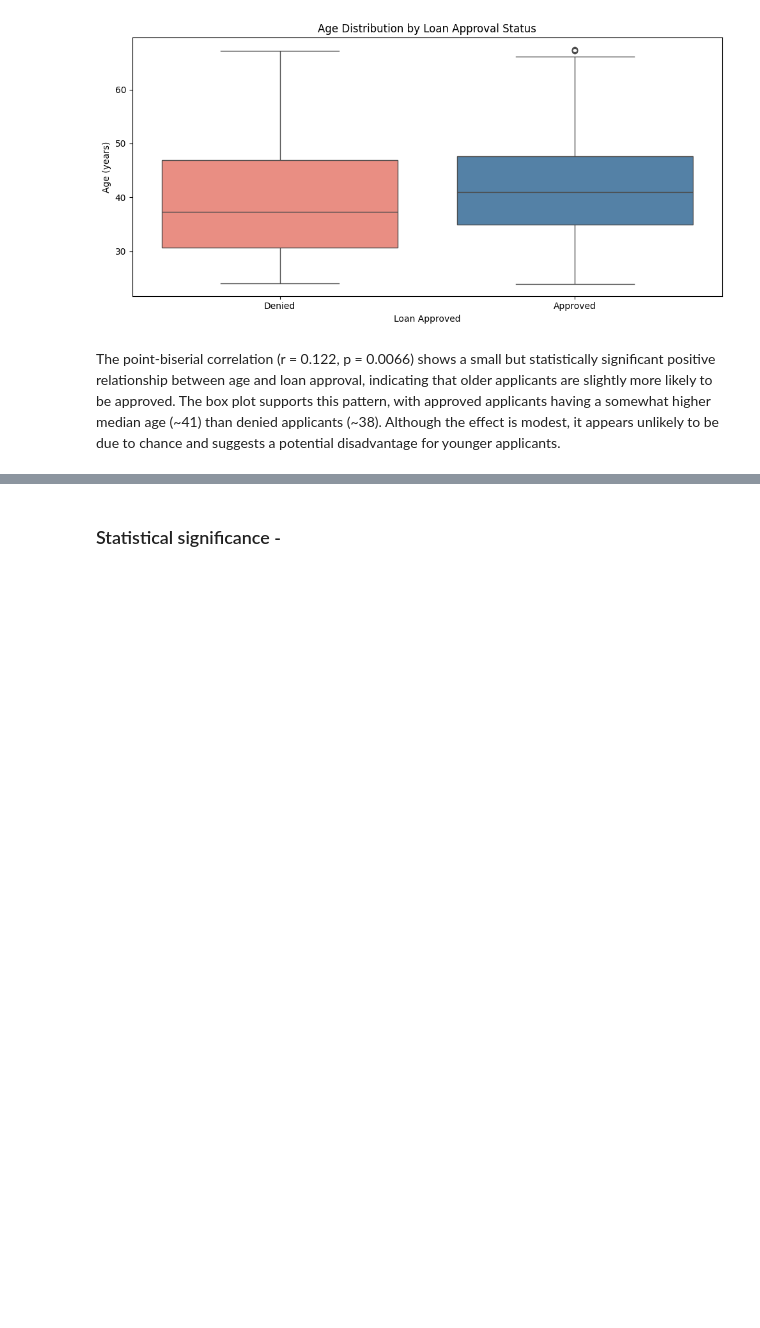
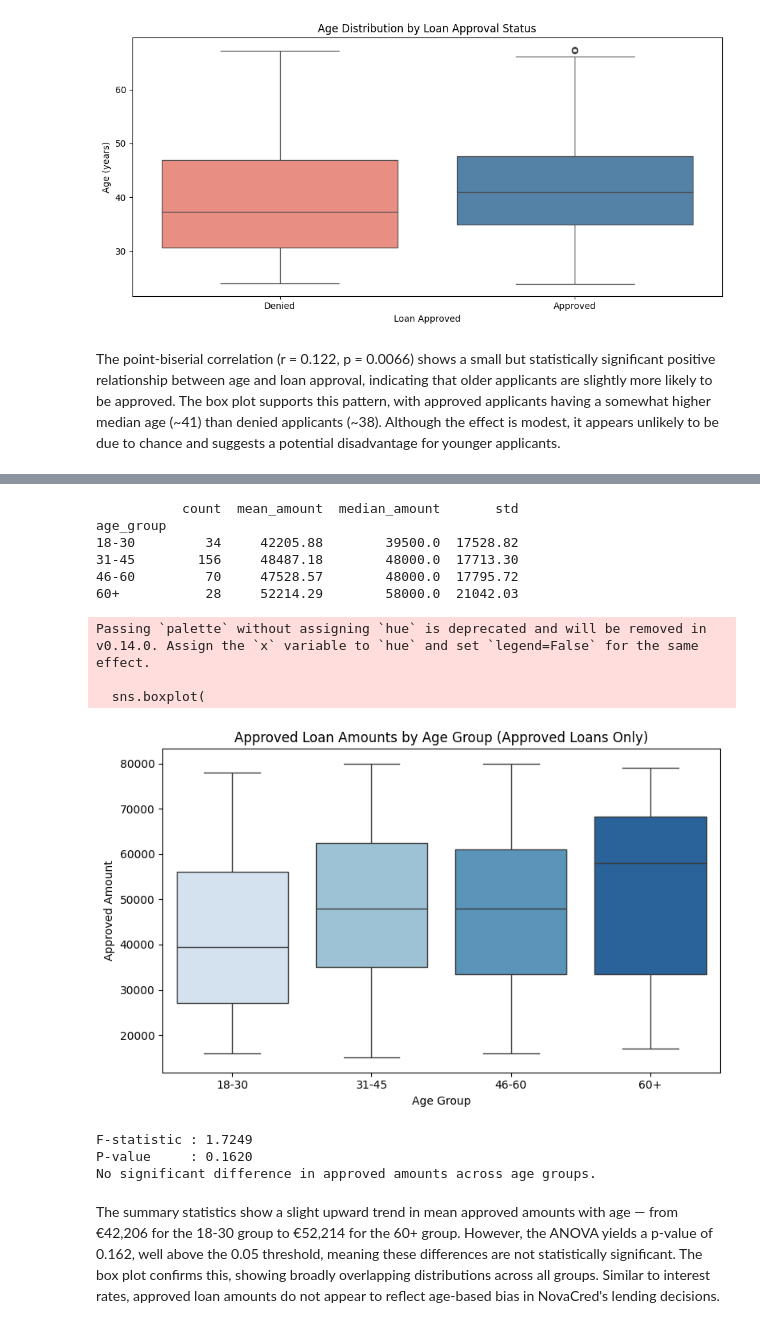
Before and after one commit to afonsojoao2001/dego-project-team12, a Jupyter notebook: notebooks/02-bias-analysis.ipynb, the cells around one changed output, grey strips where cells are left out. Saved outputs shown, nothing was run; the diff lists cells and outputs as text; code cells hidden in the pictures; blank space fills up the shorter version.

```diff
--- a/notebooks/02-bias-analysis.ipynb
+++ b/notebooks/02-bias-analysis.ipynb
@@ -381,2 +480,54 @@ Significant association detected (p < 0.05).
-# %% [markdown]
-### Statistical significance -
+# %%
+# Summary table: approved amounts by age group
+amount_summary = df_approved.groupby("age_group")["decision_approved_amount"].agg(
+    count="count",
+    mean_amount="mean",
+    median_amount="median",
+    std="std"
+).round(2)
+print(amount_summary)
+# %% [output]
+           count  mean_amount  median_amount       std
+age_group
+18-30         34     42205.88        39500.0  17528.82
+31-45        156     48487.18        48000.0  17713.30
+46-60         70     47528.57        48000.0  17795.72
+60+           28     52214.29        58000.0  21042.03
+# %%
+# Visualization: Box plot of approved amounts by age group
+plt.figure(figsize=(8, 5))
+sns.boxplot(
+    data=df_approved,
+    x="age_group",
+    y="decision_approved_amount",
+    palette="Blues"
+)
+plt.title("Approved Loan Amounts by Age Group (Approved Loans Only)")
+plt.xlabel("Age Group")
+plt.ylabel("Approved Amount")
+plt.tight_layout()
+plt.show()
+# %% [output]
+Passing `palette` without assigning `hue` is deprecated and will be removed in v0.14.0. Assign the `x` variable to `hue` and set `legend=False` for the same effect.
+
+  sns.boxplot(
+[figure, added]
+# %%
+# One-way ANOVA
+groups = [
+    df_approved[df_approved["age_group"] == g]["decision_approved_amount"].dropna()
+    for g in df_approved["age_group"].cat.categories
+]
+
+f_stat, p_value = f_oneway(*groups)
+print(f"\nF-statistic : {f_stat:.4f}")
+print(f"P-value     : {p_value:.4f}")
+print("Significant difference detected (p < 0.05)." if p_value < 0.05
+      else "No significant difference in approved amounts across age groups.")
+# %% [output]
+F-statistic : 1.7249
+P-value     : 0.1620
+No significant difference in approved amounts across age groups.
+# %% [markdown]
+The summary statistics show a slight upward trend in mean approved amounts with age — from €42,206 for the 18-30 group to €52,214 for the 60+ group. However, the ANOVA
+yields a p-value of 0.162, well above the 0.05 threshold, meaning these differences are not statistically significant. The box plot confirms this, showing broadly overlapping distributions across all groups. Similar to interest rates, approved loan amounts do not appear to reflect age-based bias in NovaCred's lending decisions.
```
Also changed, not shown: parts of 32 cells of this notebook.
